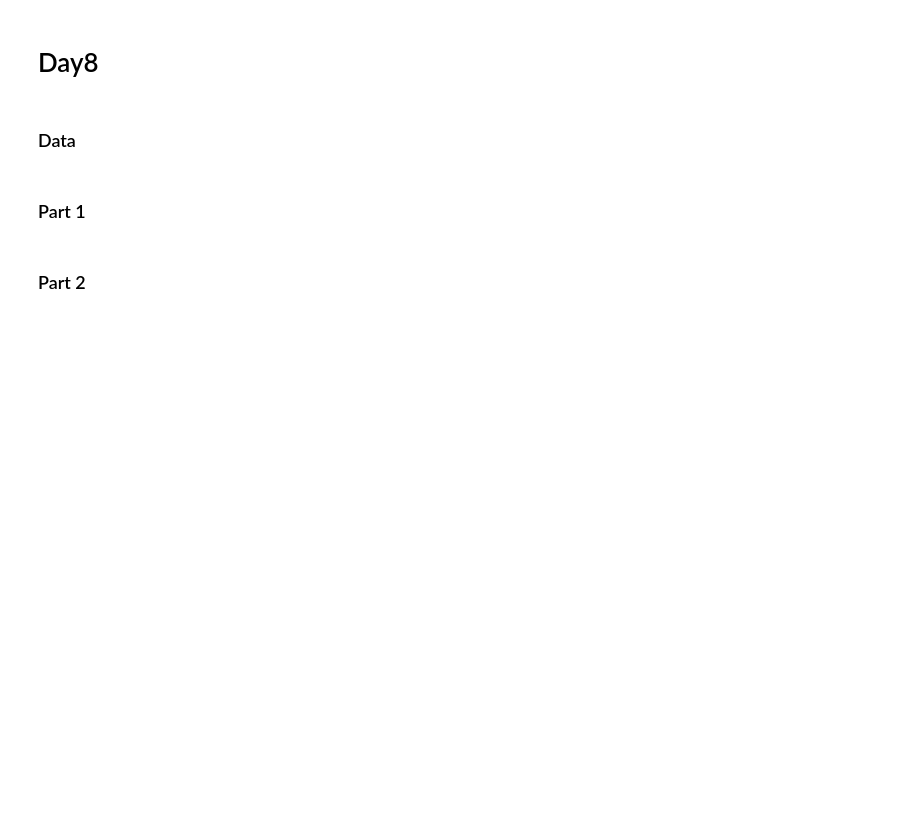
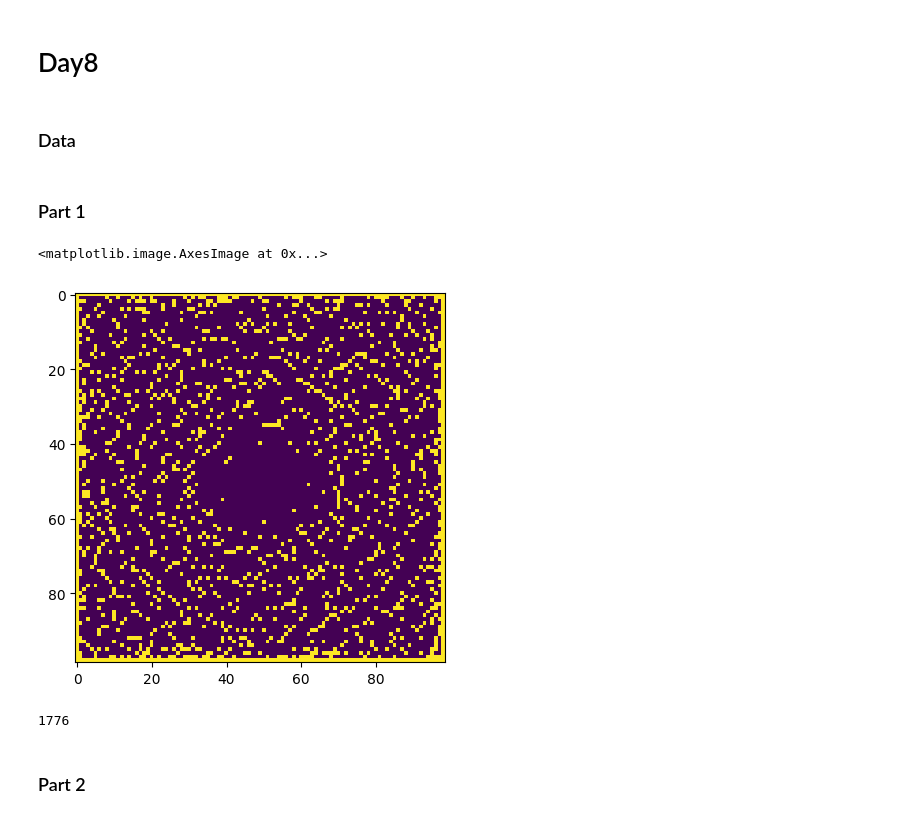
Before and after one commit to Sander-Sebregts/aoc_22, a Jupyter notebook: adventofcode_22.ipynb, the cells around one changed output. Saved outputs shown, nothing was run; the diff lists cells and outputs as text; code cells hidden in the pictures; blank space fills up the shorter version.

```diff
--- a/adventofcode_22.ipynb
+++ b/adventofcode_22.ipynb
@@ -379,8 +379,59 @@ print(folder_size)
 # Day8
 # %% [markdown]
 ### Data
+# %%
+from adventofcodedata_22 import data_day8
+
+import numpy as np
+import matplotlib.pyplot as plt
+
+input_data = data_day8
 # %% [markdown]
 
 ### Part 1
+# %%
+dims = len(input_data)
+
+visible_mask = np.zeros((dims, dims))
+
+# only left->right
+for row_idx, row in enumerate(input_data):
+    lowest = -1
+    for col_idx, col_value in enumerate(row):
+        if col_value>lowest:
+            visible_mask[row_idx,col_idx] = 1
+            lowest = col_value
+
+# only right->left
+for row_idx, row in enumerate(input_data):
+    lowest = -1
+    for col_idx, col_value in reversed(list(enumerate(row))):
+        if col_value>lowest:
+            visible_mask[row_idx,col_idx] = 1
+            lowest = col_value
+
+# the other two
+for col_idx, col in enumerate(np.transpose(input_data)):
+    lowest = -1
+    for row_idx, row_value in enumerate(col):
+        if row_value>lowest:
+            visible_mask[row_idx,col_idx] = 1
+            lowest = row_value
+
+for col_idx, col in enumerate(np.transpose(input_data)):
+    lowest = -1
+    for row_idx, row_value in reversed(list(enumerate(col))):
+        if row_value>lowest:
+            visible_mask[row_idx,col_idx] = 1
+            lowest = row_value
+# %%
+plt.imshow(visible_mask)
+# %% [output]
+<matplotlib.image.AxesImage at 0x...>
+[figure, added]
+# %%
+print(int(visible_mask.sum()))
+# %% [output]
+1776
 # %% [markdown]
 ### Part 2
```
Also changed, not shown: parts of 3 cells of this notebook, 1 other file.
